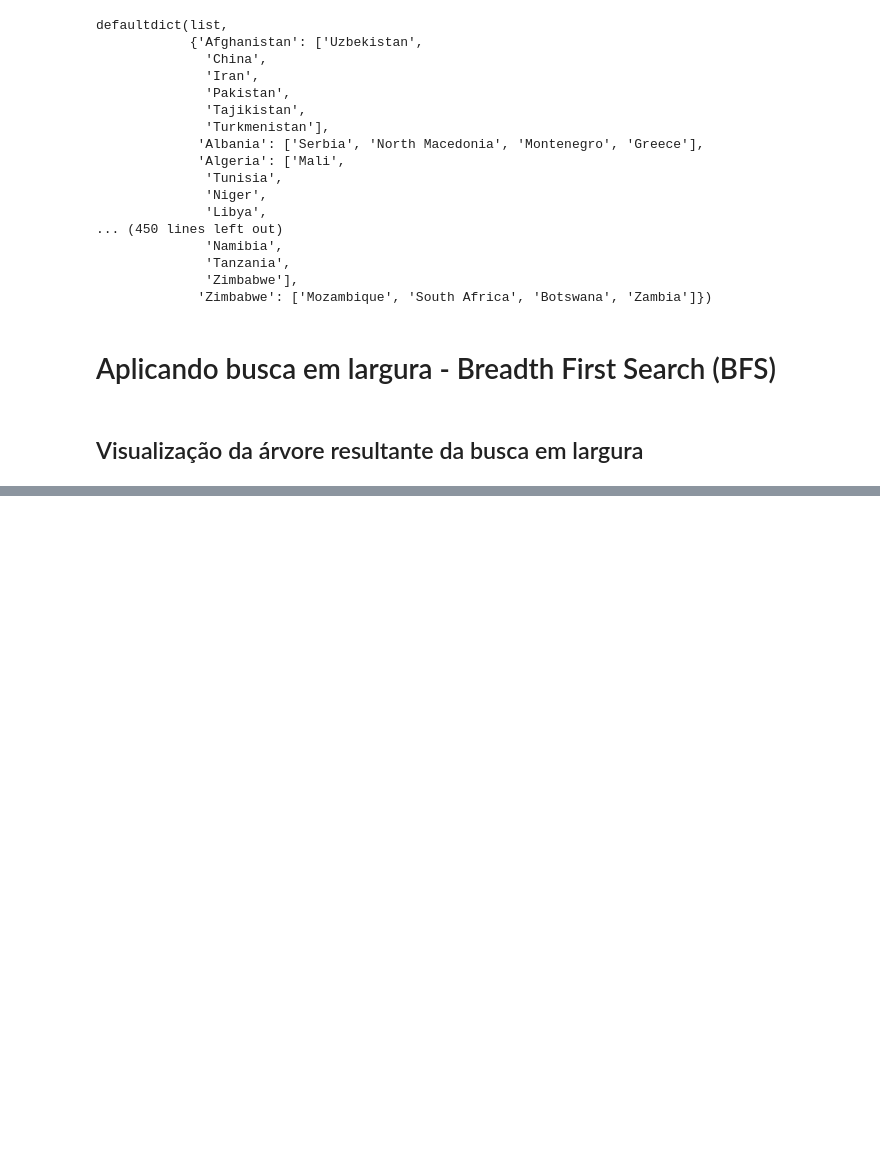
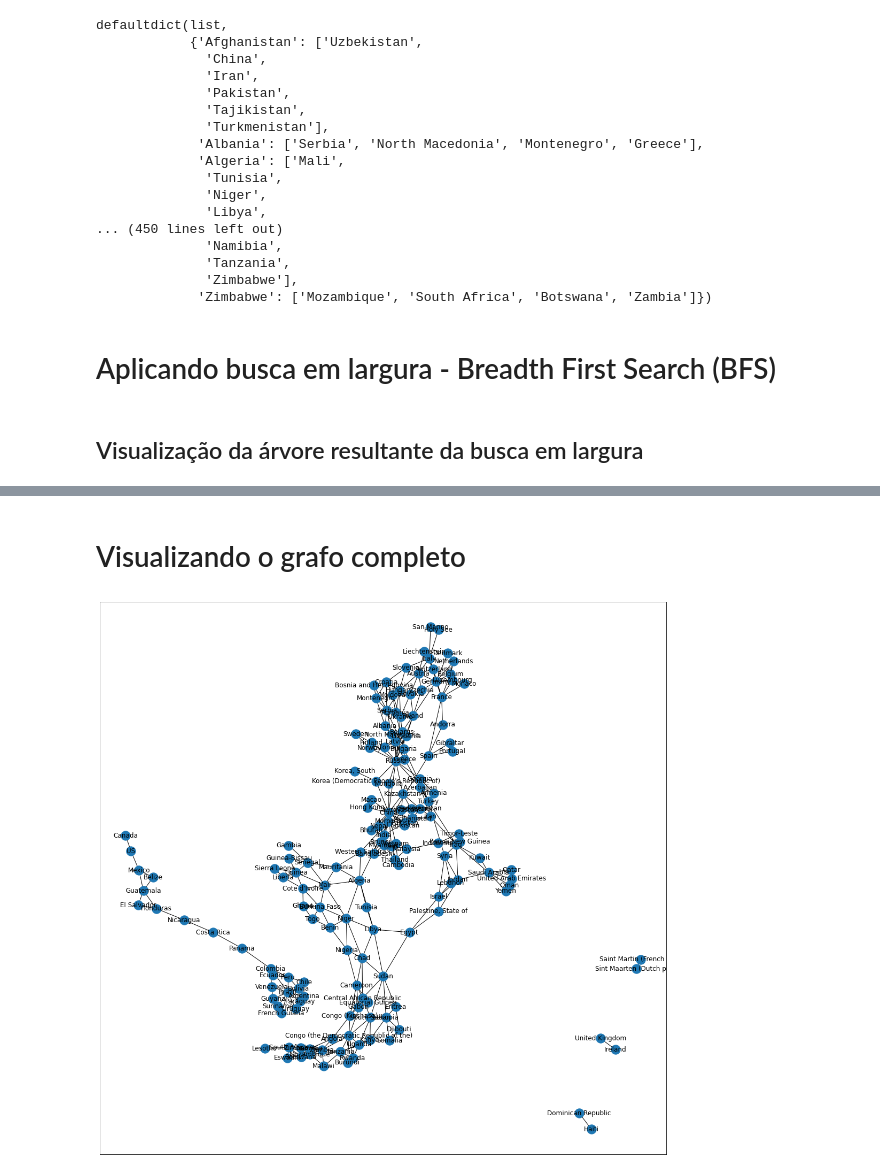
Before and after one commit to projeto-de-algoritmos/Grafos1_Cities, a Jupyter notebook: Grafos1_Cities.ipynb, the cells around one changed output, grey strips where cells are left out. Saved outputs shown, nothing was run; the diff lists cells and outputs as text; code cells hidden in the pictures; blank space fills up the shorter version.

Commit message:
📦 NEW: Add total graph visualization with NetwrokX

```diff
--- a/Grafos1_Cities.ipynb
+++ b/Grafos1_Cities.ipynb
@@ -222,0 +223,18 @@ nx.draw_networkx(resultant_tree)
+# %% [markdown]
+# Visualizando o grafo completo
+# %%
+cities_graph = nx.Graph()
+
+cities_graph.add_nodes_from(list(graph.keys()))
+
+for city in list(graph.keys()):
+    for frontier in graph[city]:
+        cities_graph.add_edge(city,frontier)
+# %%
+plt.figure(3,figsize=(19,19))
+nx.draw_networkx(cities_graph)
+# camroll(-180)
+# plt.gca().invert_yaxis()
+plt.show()
+# %% [output]
+[figure, added]
```
Also changed, not shown: parts of 3 cells of this notebook.
